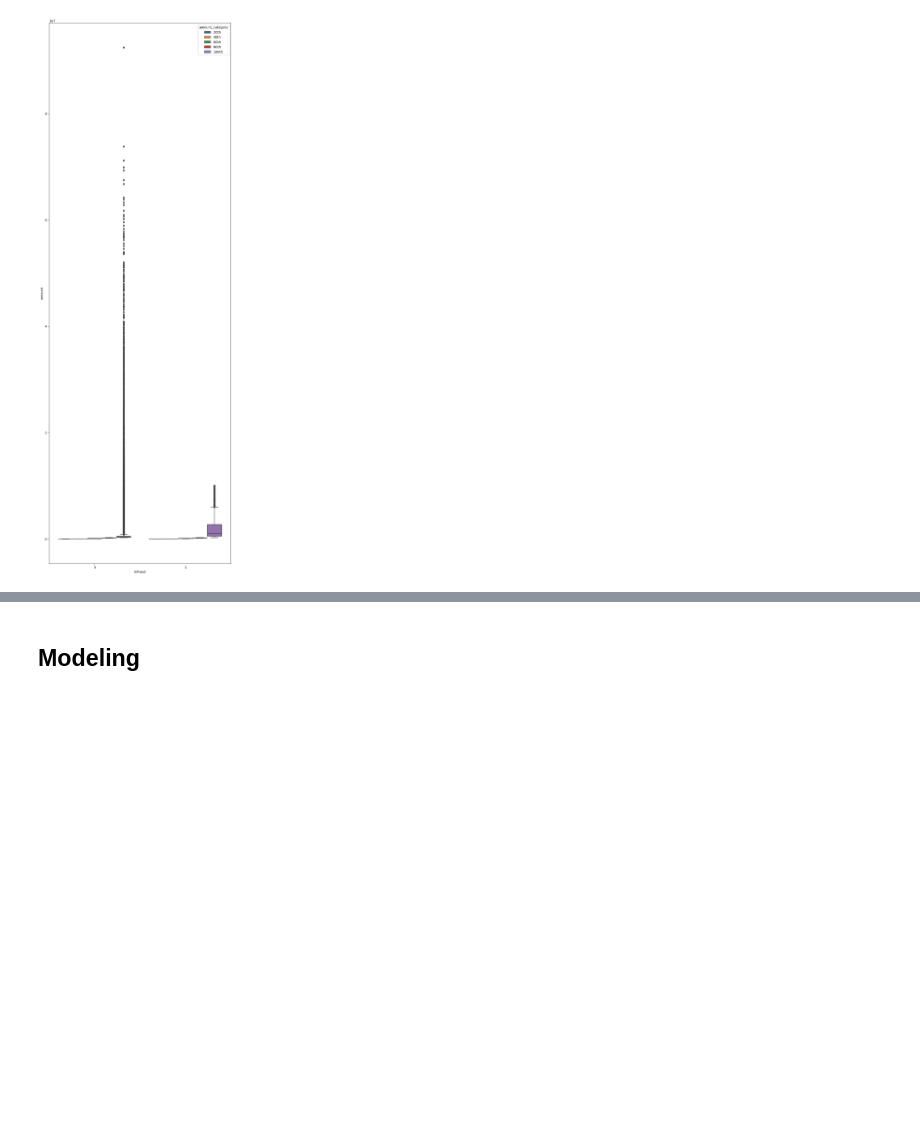
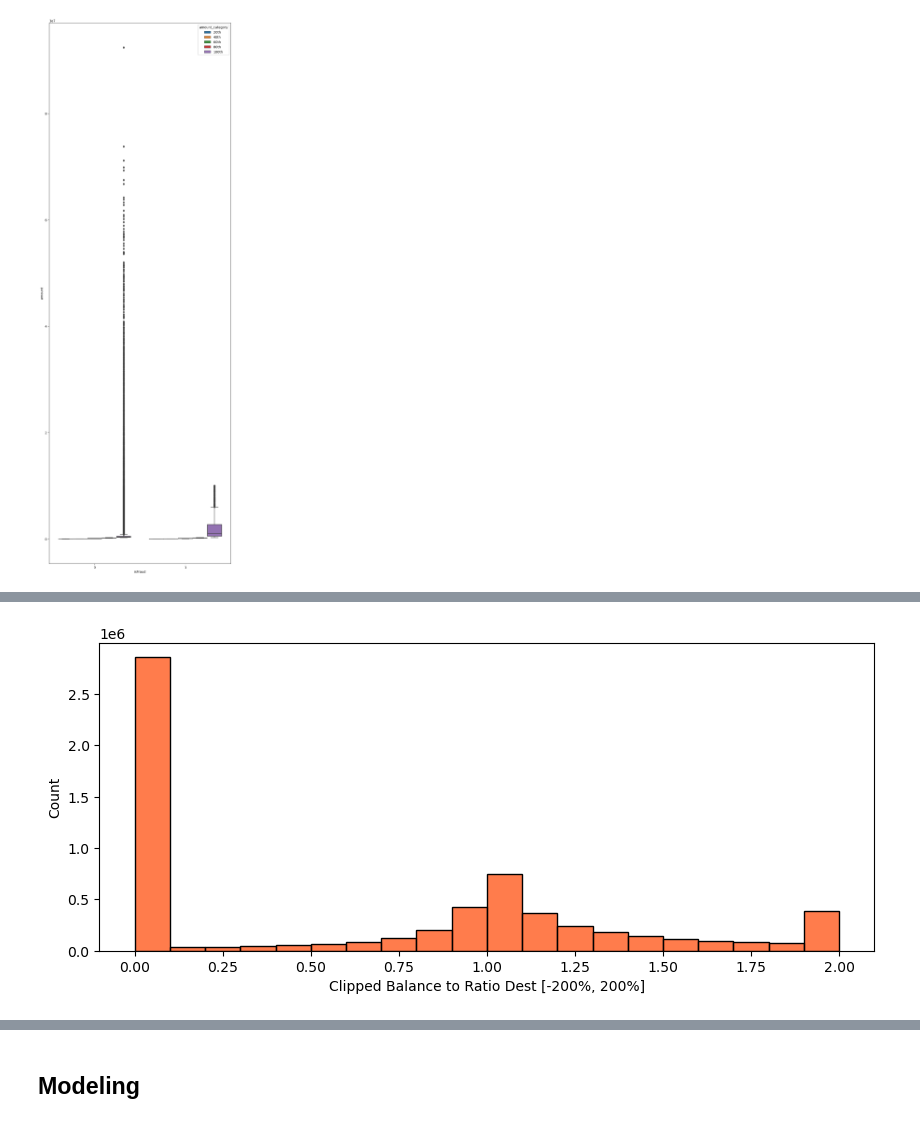
Before and after one commit to dsprincess/python-projects, a Jupyter notebook: Fraud Detection Analysis.ipynb, the cells around one changed output, grey strips where cells are left out. Saved outputs shown, nothing was run; the diff lists cells and outputs as text; code cells hidden in the pictures; blank space fills up the shorter version.

```diff
--- a/Fraud Detection Analysis.ipynb
+++ b/Fraud Detection Analysis.ipynb
@@ -408,0 +477,10 @@ sns.boxplot(data=df_transactions, x='isFraud', y='amount', hue='amount_category'
+# %%
+# Avoid extreme outliers skewing the plot.
+df_updated['balanceRatioDest_clipped'] = df_updated['balanceRatioDest'].clip(-2, 2)  # clip to [-200%, 200%]
+
+fig, ax = plt.subplots(figsize=(10, 4))
+sns.histplot(data=df_updated, x='balanceRatioDest_clipped', bins=20, alpha=0.7, color='#FF4500')
+ax.set_xlabel("Clipped Balance to Ratio Dest [-200%, 200%]")
+plt.show()
+# %% [output]
+[figure, added]
```
Also changed, not shown: parts of 8 cells of this notebook.
